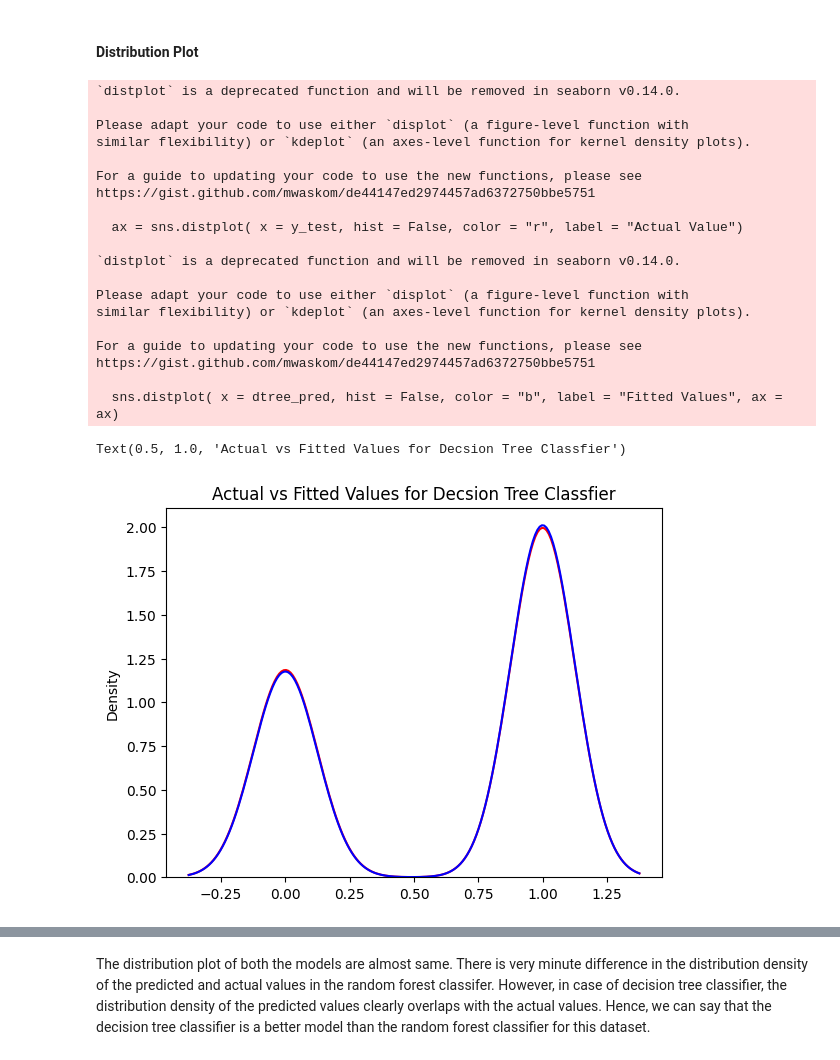
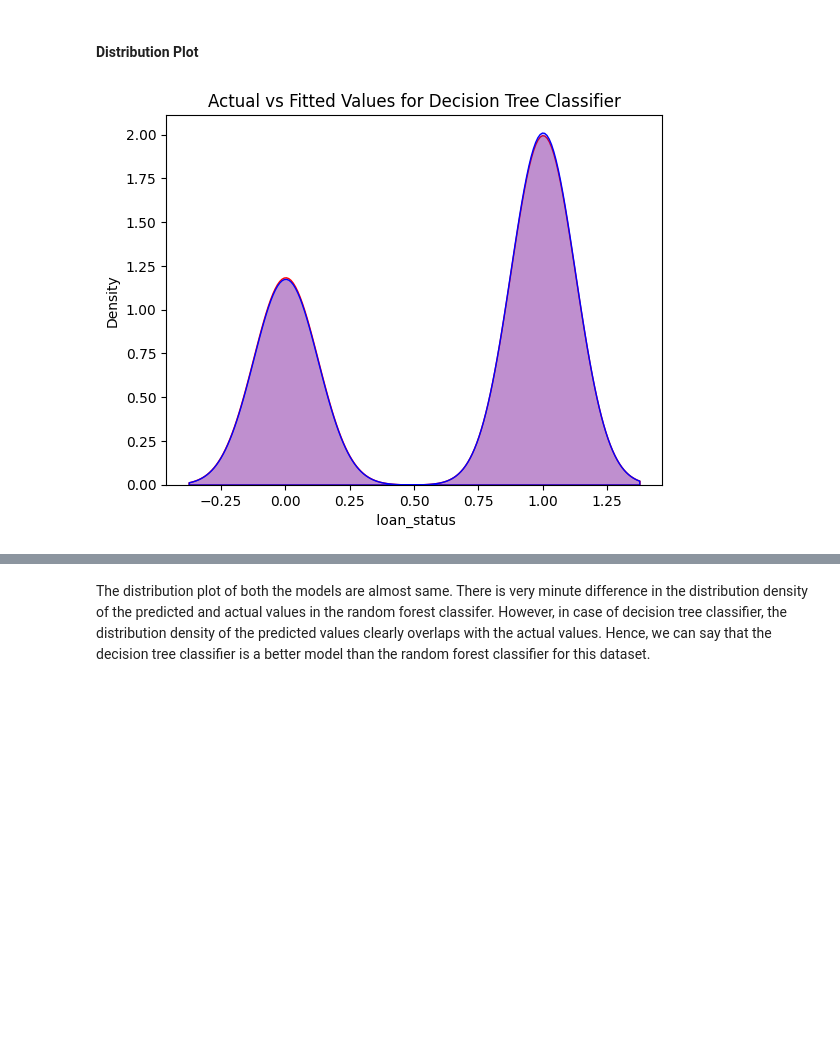
Before and after one commit to aigenanalytics/loanapprovalprediction, a Jupyter notebook: Loan_Approval_Prediction.ipynb, the cells around one changed output, grey strips where cells are left out. Saved outputs shown, nothing was run; the diff lists cells and outputs as text; code cells hidden in the pictures; blank space fills up the shorter version.

```diff
--- a/Loan_Approval_Prediction.ipynb
+++ b/Loan_Approval_Prediction.ipynb
@@ -384,29 +384,10 @@ The above confusion matrix heatmap visualizes the the true positive and true neg
 # %% [markdown]
 #### Distribution Plot
 # %%
-ax = sns.distplot( x = y_test, hist = False, color = "r", label = "Actual Value")
-sns.distplot( x = dtree_pred, hist = False, color = "b", label = "Fitted Values", ax = ax)
-plt.title('Actual vs Fitted Values for Decsion Tree Classfier')
+ax = sns.kdeplot(x=y_test, color="r", label="Actual Value", fill=True)
+sns.kdeplot(x=dtree_pred, color="b", label="Fitted Values", fill=True, ax=ax)
+ax.set(title='Actual vs Fitted Values for Decision Tree Classifier')
+plt.show()
 # %% [output]
-`distplot` is a deprecated function and will be removed in seaborn v0.14.0.
-
-Please adapt your code to use either `displot` (a figure-level function with
-similar flexibility) or `kdeplot` (an axes-level function for kernel density plots).
-
-For a guide to updating your code to use the new functions, please see
-https://gist.github.com/mwaskom/de44147ed2974457ad6372750bbe5751
-
-  ax = sns.distplot( x = y_test, hist = False, color = "r", label = "Actual Value")
-
-`distplot` is a deprecated function and will be removed in seaborn v0.14.0.
-
-Please adapt your code to use either `displot` (a figure-level function with
-similar flexibility) or `kdeplot` (an axes-level function for kernel density plots).
-
-For a guide to updating your code to use the new functions, please see
-https://gist.github.com/mwaskom/de44147ed2974457ad6372750bbe5751
-
-  sns.distplot( x = dtree_pred, hist = False, color = "b", label = "Fitted Values", ax = ax)
-Text(0.5, 1.0, 'Actual vs Fitted Values for Decsion Tree Classfier')
-[figure, old version]
+[figure, new version]
 # %%
```
Also changed, not shown: parts of 1 cell of this notebook.
